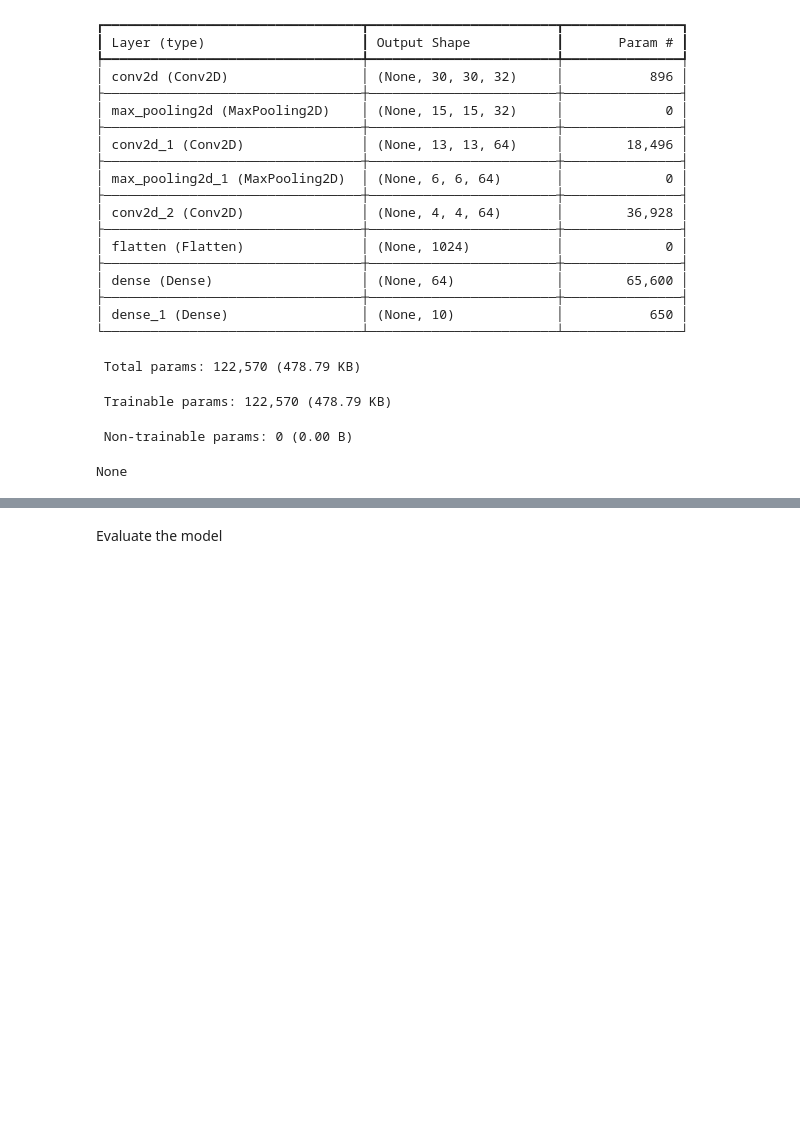
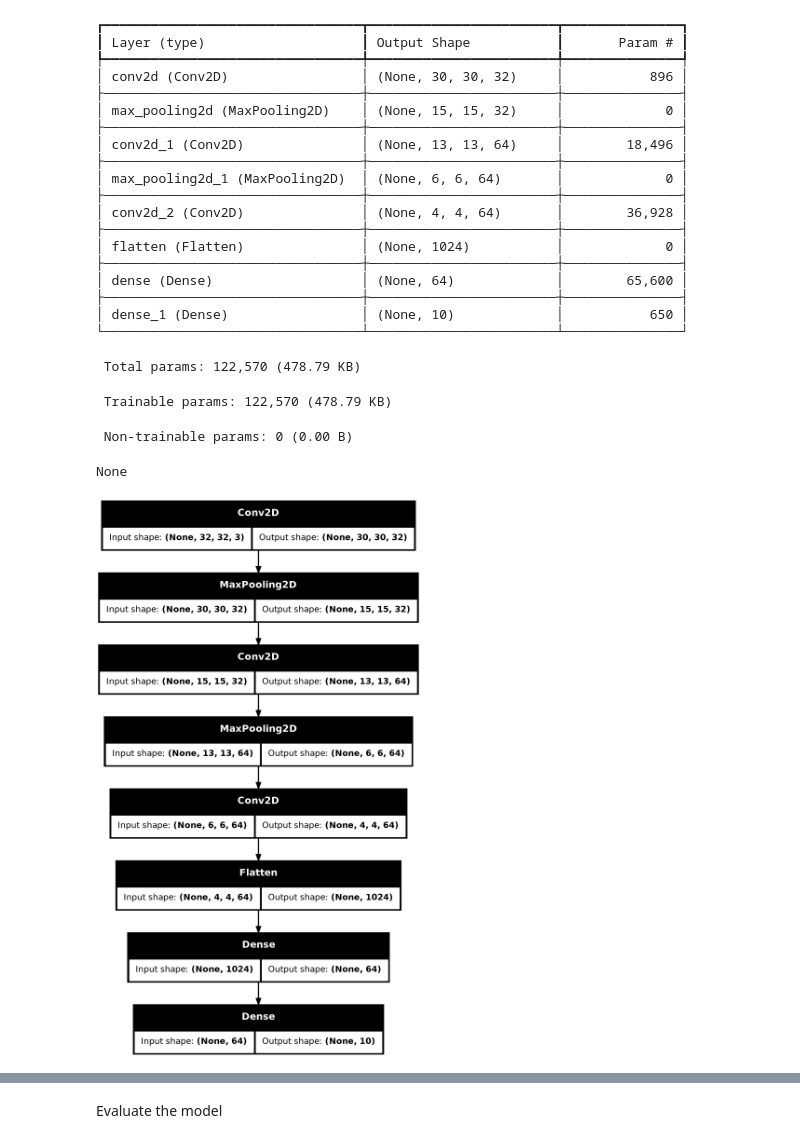
Before and after one commit to kelvinprabhu/DeepLearning_Exercise, a Jupyter notebook: CNN/2448501.ipynb, the cells around one changed output, grey strips where cells are left out. Drawn from its saved outputs; the diff is of its cells as text; code cells hidden in the pictures; blank space fills up the shorter version.

```diff
--- a/CNN/2448501.ipynb
+++ b/CNN/2448501.ipynb
@@ -110,6 +126,10 @@ Model: "sequential"
  Trainable params: 122,570 (478.79 KB)
  Non-trainable params: 0 (0.00 B)
 None
+# %%
+tf.keras.utils.plot_model(model, show_shapes=True)
+# %% [output]
+[figure, added]
 # %%
 model.compile(optimizer='adam',loss=tf.keras.losses.SparseCategoricalCrossentropy(from_logits=True),metrics=['accuracy'])
 history = model.fit(train_images, train_labels, epochs=30, validation_data=(test_images, test_labels))
```
Also changed, not shown: parts of 7 cells of this notebook, 4 other files.
